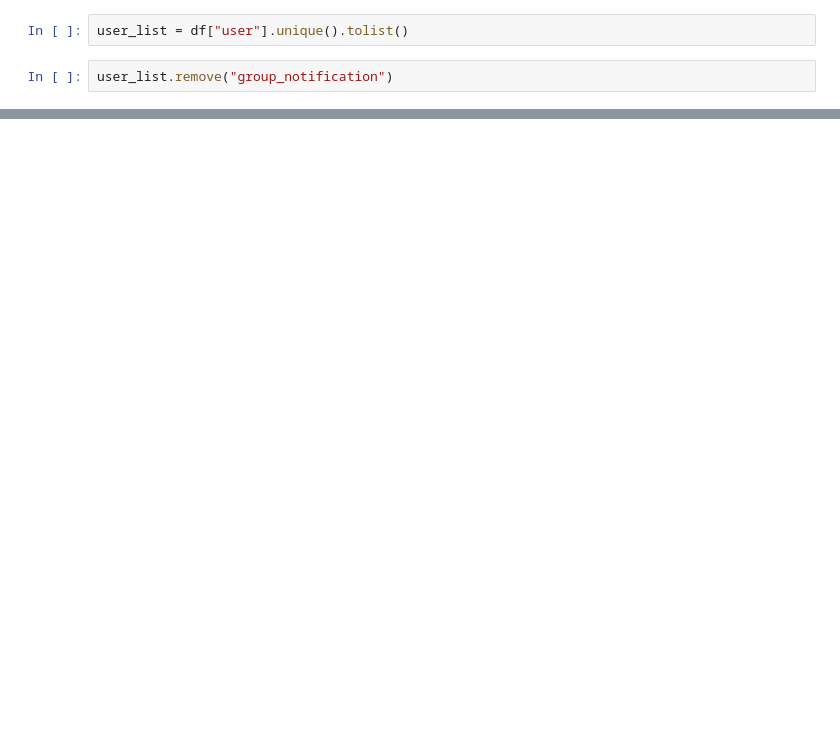
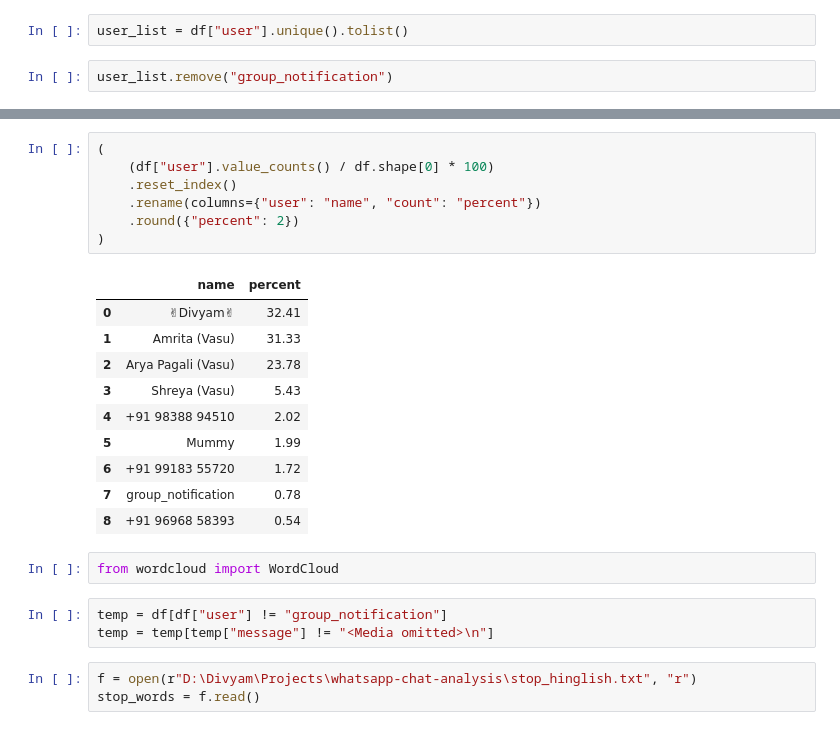
Before and after one commit to divyamtw/whatsapp-chat-analyzer, a Jupyter notebook: notebook/notebook.ipynb, the cells around one changed output, grey strips where cells are left out. Cells and saved outputs as stored; diff of their text form; blank space fills up the shorter version.

```diff
--- a/notebook/notebook.ipynb
+++ b/notebook/notebook.ipynb
@@ -98,0 +157,26 @@ user_list.remove("group_notification")
+# %%
+(
+    (df["user"].value_counts() / df.shape[0] * 100)
+    .reset_index()
+    .rename(columns={"user": "name", "count": "percent"})
+    .round({"percent": 2})
+)
+# %% [output]
+|  | name | percent |
+| 0 | ✌Divyam✌ | 32.41 |
+| 1 | Amrita (Vasu) | 31.33 |
+| 2 | Arya Pagali (Vasu) | 23.78 |
+| 3 | Shreya (Vasu) | 5.43 |
+| 4 | +91 98388 94510 | 2.02 |
+| 5 | Mummy | 1.99 |
+| 6 | +91 99183 55720 | 1.72 |
+| 7 | group_notification | 0.78 |
+| 8 | +91 96968 58393 | 0.54 |
+# %%
+from wordcloud import WordCloud
+# %%
+temp = df[df["user"] != "group_notification"]
+temp = temp[temp["message"] != "<Media omitted>\n"]
+# %%
+f = open(r"D:\Divyam\Projects\whatsapp-chat-analysis\stop_hinglish.txt", "r")
+stop_words = f.read()
```
Also changed, not shown: parts of 12 cells of this notebook, 4 other files.
